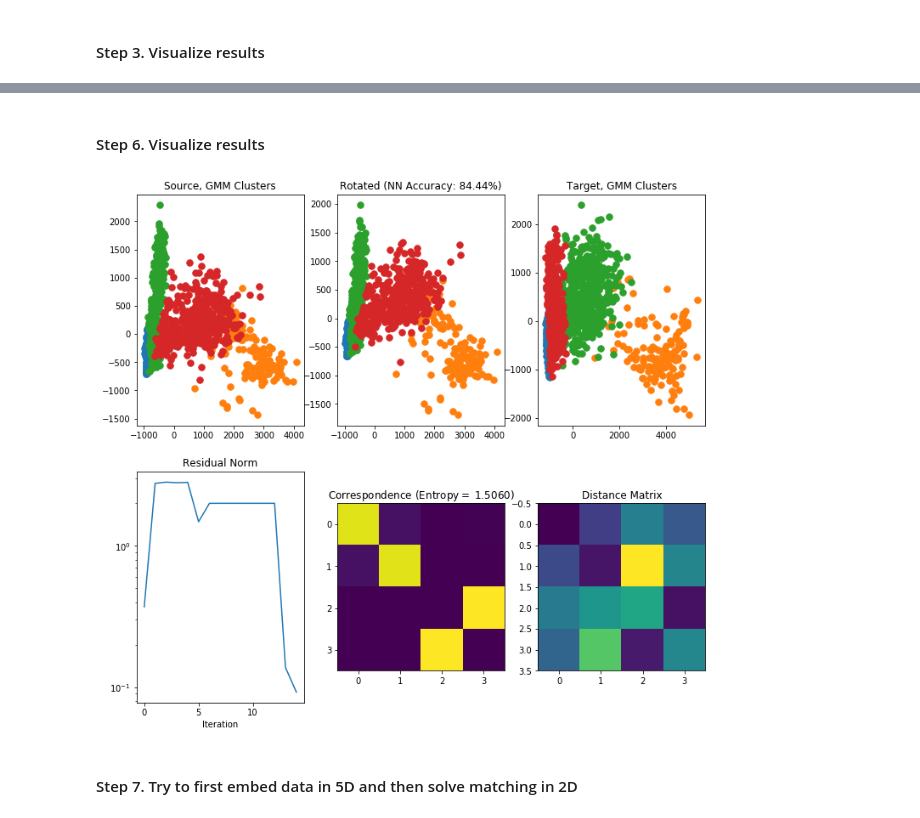
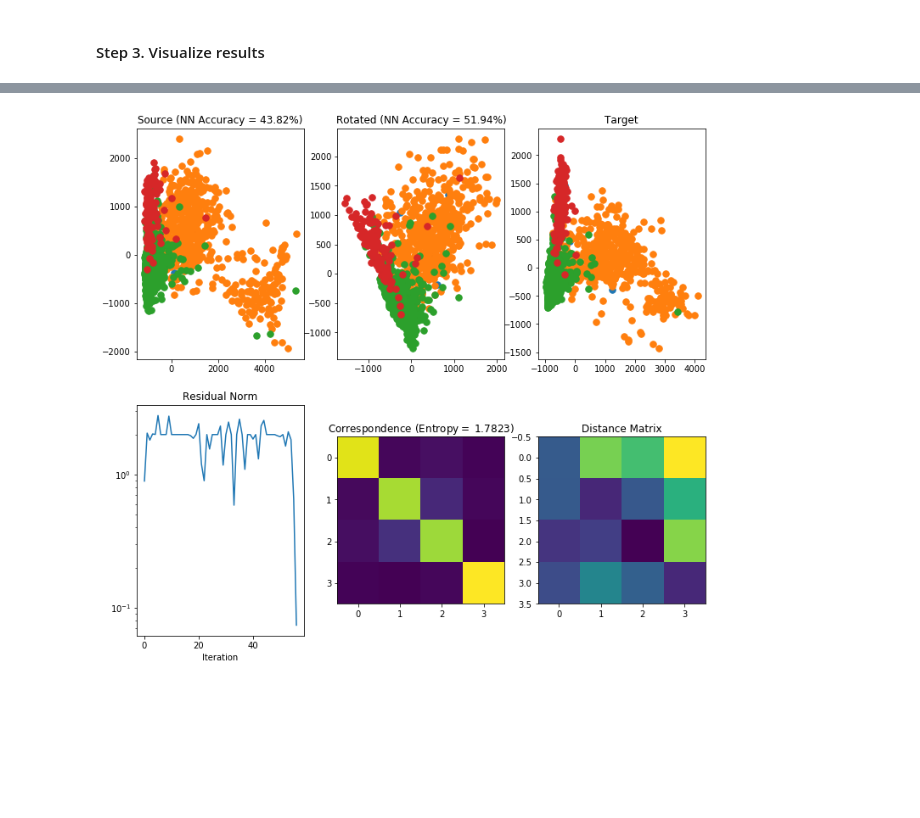
Before and after one commit to nerdslab/PyHiWA, a Jupyter notebook: HiWA-Demo.ipynb, the cells around one changed output, grey strips where cells are left out. Drawn from its saved outputs; the diff is of its cells as text; code cells hidden in the pictures; blank space fills up the shorter version.

```diff
--- a/HiWA-Demo.ipynb
+++ b/HiWA-Demo.ipynb
@@ -27,10 +35,6 @@ _Data collected by:_ Matthew Perich, Lee Miller Lab (Northwestern)
 # %% [markdown]
 #### Step 1. Apply initial dimensionality reduction
 # %%
-# Load the datasets from a .mat file
-T_te, T_tr, X_te, X_tr, Y_te, Y_tr = utils.load_data('data\\mihi_demo.mat')
-T_te, T_tr = T_te.squeeze(), T_tr.squeeze()
-
 # Apply initial dimensionality reduction (n_components)
 Y_te_3d = FactorAnalysis(n_components=3).fit_transform(utils.remove_const_cols(Y_te))
 X_tr_3d = utils.map_X_3D(X_tr)
@@ -166,0 +285,13 @@ c = plt.imshow(hwa.diagnostics['C'])
+# %%
+nbrs = NearestNeighbors()
+nbrs.fit(ft2_5d)
+idx = nbrs.kneighbors(ft1_5d, n_neighbors=1, return_distance=False).squeeze()
+nn_hwa_prealign = (labels1[idx] == labels2).sum() / labels2.shape[0]
+
+nbrs = NearestNeighbors()
+nbrs.fit(ft2_rec)
+idx = nbrs.kneighbors(ft1_5d, n_neighbors=1, return_distance=False).squeeze()
+nn_hwa = (labels1[idx] == labels2).sum() / labels2.shape[0]
+
+print('NN Accuracy (Before): {:.2%}'.format(nn_hwa_prealign))
+print('NN Accuracy (After): {:.2%}'.format(nn_hwa))
@@ -175,14 +302,0 @@ l2_gmm = gmm.fit_predict(ft2_3d)
-# %%
-# Fit the model and transform the source dataset
-t1 = time.time()
-hwa = hiwa.HiWA(dim_red_method=PCA(n_components=2), normalize=True)
-ft1_rec = hwa.fit_transform(ft1_3d, l1_gmm, ft2_3d, l2_gmm)
-t2 = time.time()
-
-print('Time elapsed: {:.4f} seconds'.format(t2 - t1))
-
-nbrs = NearestNeighbors()
-nbrs.fit(ft1_rec)
-idx = nbrs.kneighbors(ft2_3d, n_neighbors=1, return_distance=False).squeeze()
-nn_hwa = (l1[idx] == l2).sum() / l2.shape[0]
-print('NN Accuracy: {:.2%}'.format(nn_hwa))
@@ -192,31 +303,27 @@ NN Accuracy: 84.44%
-# %% [markdown]
-#### Step 6. Visualize results
 # %%
 # Plot the results, plus some diagnostics
 plt.figure(figsize=(12, 11))
 plt.subplot(2, 3, 1)
-plt.title('Source, GMM Clusters')
-utils.color_data(ft1_3d, l1_gmm)
+plt.title('Source (NN Accuracy = {:.2%})'.format(nn_hwa_prealign))
+utils.color_data(ft2_5d, labels2)
 plt.subplot(2, 3, 2)
-plt.title('Rotated (NN Accuracy: {:.2%})'.format(nn_hwa))
-utils.color_data(ft1_rec, l1_gmm)
+plt.title('Rotated (NN Accuracy = {:.2%})'.format(nn_hwa))
+utils.color_data(ft2_rec, labels2)
 plt.subplot(2, 3, 3)
-plt.title('Target, GMM Clusters')
-utils.color_data(ft2_3d, l2_gmm)
+plt.title('Target')
+utils.color_data(ft1_5d, labels1)
 ax = plt.subplot(2, 3, 4)
 plt.plot(hwa.diagnostics['Rg_norm'])
 ax.set_yscale('log')
 plt.title('Residual Norm')
 plt.xlabel('Iteration')
 plt.subplot(2, 3, 5)
 plt.imshow(hwa.P)
 plt.xticks(np.arange(4))
 plt.yticks(np.arange(4))
 plt.title('Correspondence (Entropy$ = $ %.4f)' %(-np.sum(hwa.P * np.log(hwa.P))))
 plt.subplot(2, 3, 6)
 plt.title('Distance Matrix')
 c = plt.imshow(hwa.diagnostics['C'])
 # %% [output]
-[figure, old version]
+[figure, new version]
-# %% [markdown]
-#### Step 7. Try to first embed data in 5D and then solve matching in 2D
```
Also changed, not shown: parts of 36 cells of this notebook.
